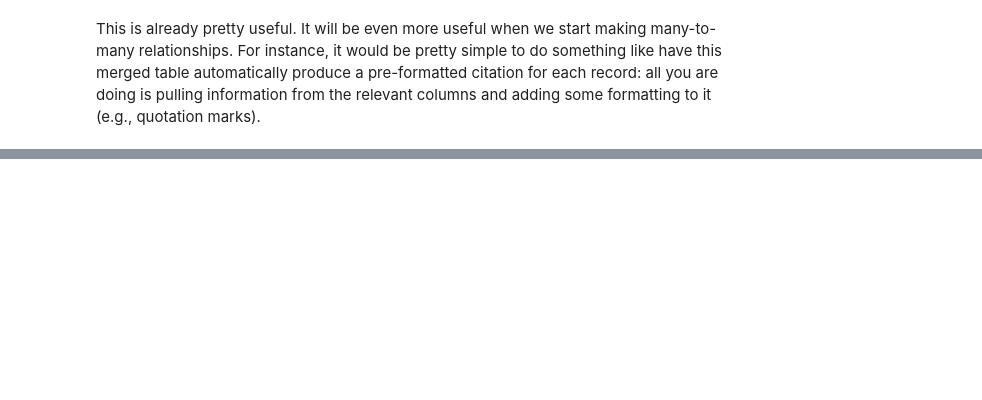
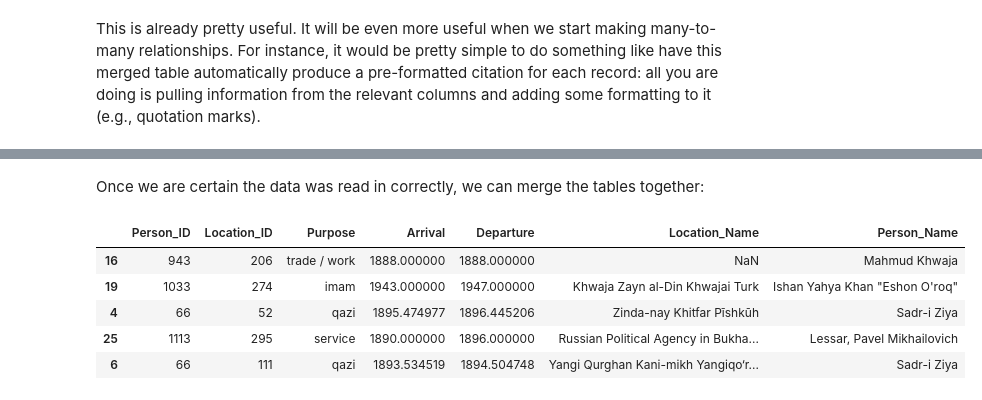
Before and after one commit to pickettj/teaching, a Jupyter notebook: Pandas_Relational_Tables.ipynb, the cells around one changed output, grey strips where cells are left out. Saved outputs shown, nothing was run; the diff lists cells and outputs as text; code cells hidden in the pictures; blank space fills up the shorter version.

```diff
--- a/Pandas_Relational_Tables.ipynb
+++ b/Pandas_Relational_Tables.ipynb
@@ -193,0 +237,6 @@ This is already pretty useful. It will be even more useful when we start making
+# %%
+# read in three CSV files, one for each table
+
+people = pd.read_csv(hdir + 'people.csv')
+locations = pd.read_csv(hdir + 'locations.csv')
+visits = pd.read_csv(hdir + 'itinerary_loc-pers-join.csv')
@@ -193,0 +248,40 @@ This is already pretty useful. It will be even more useful when we start making
+# %% [markdown]
+Once we are certain the data was read in correctly, we can merge the tables together:
+# %%
+# First merge visits with locations
+visits_locations = pd.merge(
+    visits,                # left
+    locations,            # right
+    left_on='Location_ID',  # join key from visits
+    right_on='Loc_ID',    # join key from locations
+    how='left'            # keep all visits entries
+)
+
+# Then merge the result with people
+merged_all = pd.merge(
+    visits_locations,     # left
+    people,              # right
+    left_on='Person_ID',  # join key from visits
+    right_on='Pers_ID',  # join key from people
+    how='left'           # keep all visits entries
+)
+
+# Clean up column names and drop redundant IDs
+merged_all = merged_all.rename(columns={
+    'Loc_Name': 'Location_Name',  # from locations table
+    'Name': 'Person_Name',        # from people table
+})
+
+# Drop redundant ID columns that came from the merges
+merged_all = merged_all.drop(['Loc_ID', 'Pers_ID'], axis=1)
+
+# Look at the result
+merged_all.sample(5)
+# sample is kind of like head(), but displays a random sample of however many rows you specify between the parentheses
+# %% [output]
+|  | Person_ID | Location_ID | Purpose | Arrival | Departure | Location_Name | Person_Name |
+| 16 | 943 | 206 | trade / work | 1888.000000 | 1888.000000 | NaN | Mahmud Khwaja |
+| 19 | 1033 | 274 | imam | 1943.000000 | 1947.000000 | Khwaja Zayn al-Din Khwajai Turk | Ishan Yahya Khan "Eshon O'roq" |
+| 4 | 66 | 52 | qazi | 1895.474977 | 1896.445206 | Zinda-nay Khitfar Pīshkūh | Sadr-i Ziya |
+| 25 | 1113 | 295 | service | 1890.000000 | 1896.000000 | Russian Political Agency in Bukha... | Lessar, Pavel Mikhailovich |
+| 6 | 66 | 111 | qazi | 1893.534519 | 1894.504748 | Yangi Qurghan Kani-mikh Yangiqo‘r... | Sadr-i Ziya |
```
Also changed, not shown: parts of 11 cells of this notebook.
